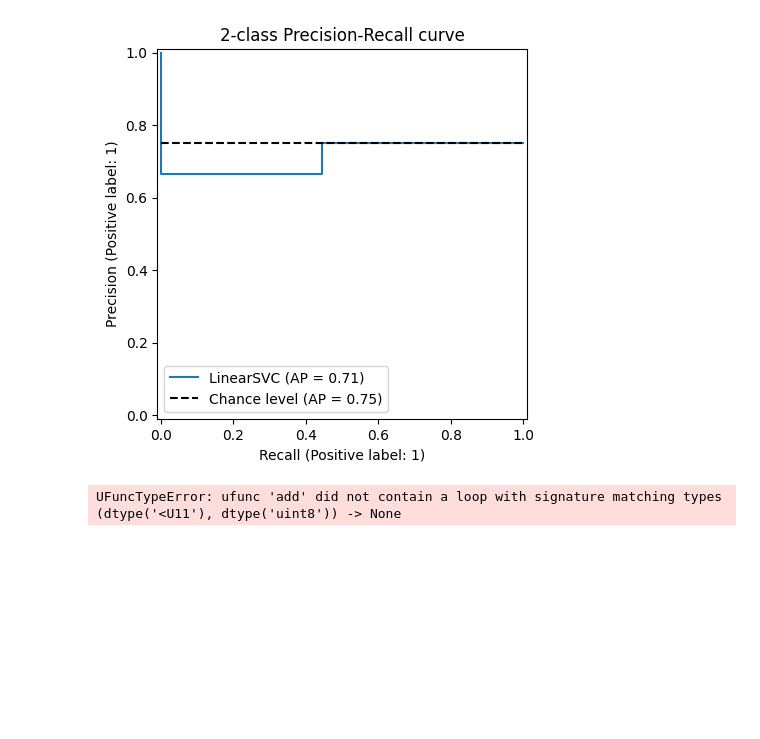
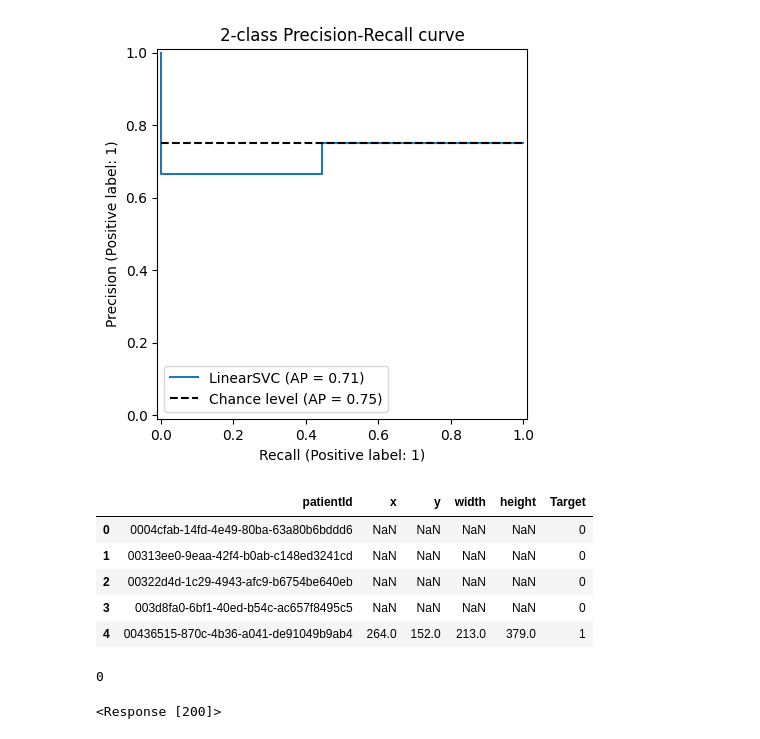
Before and after one commit to Amlaith/medical_diseases_recognition, a Jupyter notebook: checkpoint_4_service/test4.ipynb, the cells around one changed output. Saved outputs shown, nothing was run; the diff lists cells and outputs as text; code cells hidden in the pictures; blank space fills up the shorter version.

```diff
--- a/checkpoint_4_service/test4.ipynb
+++ b/checkpoint_4_service/test4.ipynb
@@ -150,7 +330,26 @@ plt.savefig('temp_files\\PR_Curve.png')  # save the figure to file
 plt.close(fig)  # close the figure window
 # %% [output]
 [figure]
-# %%
-cv2.imwrite('temp_files\\' + image + '.png')
-# %% [output]
-UFuncTypeError: ufunc 'add' did not contain a loop with signature matching types (dtype('<U11'), dtype('uint8')) -> None
+# %%
+import pandas as pd
+
+labels = pd.read_csv("../rsna-pneumonia-dataset/stage_2_train_labels.csv")
+labels.head()
+# %% [output]
+|  | patientId | x | y | width | height | Target |
+| 0 | 0004cfab-14fd-4e49-80ba-63a80b6bddd6 | NaN | NaN | NaN | NaN | 0 |
+| 1 | 00313ee0-9eaa-42f4-b0ab-c148ed3241cd | NaN | NaN | NaN | NaN | 0 |
+| 2 | 00322d4d-1c29-4943-afc9-b6754be640eb | NaN | NaN | NaN | NaN | 0 |
+| 3 | 003d8fa0-6bf1-40ed-b54c-ac657f8495c5 | NaN | NaN | NaN | NaN | 0 |
+| 4 | 00436515-870c-4b36-a041-de91049b9ab4 | 264.0 | 152.0 | 213.0 | 379.0 | 1 |
+# %%
+sum(labels['patientId'] == '0daea621-2fce-4908-9551-0e219d760c7f')
+# %% [output]
+0
+# %%
+import requests
+
+r = requests.get('http://localhost:8012/model_params', params={"model_name": "Pretrained RandomForest"})
+r
+# %% [output]
+<Response [200]>
```
Also changed, not shown: parts of 13 cells of this notebook, 25 other files.
